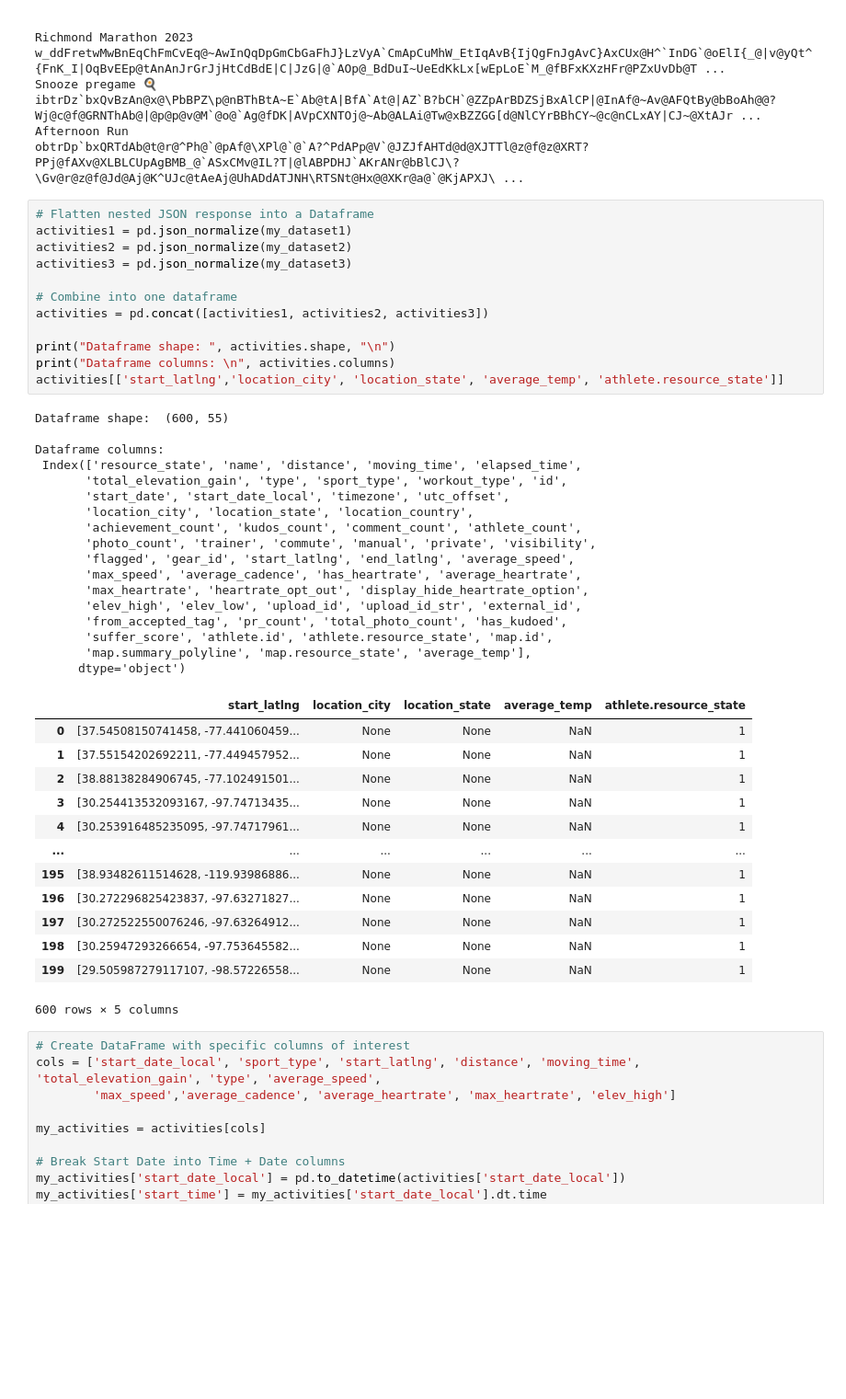
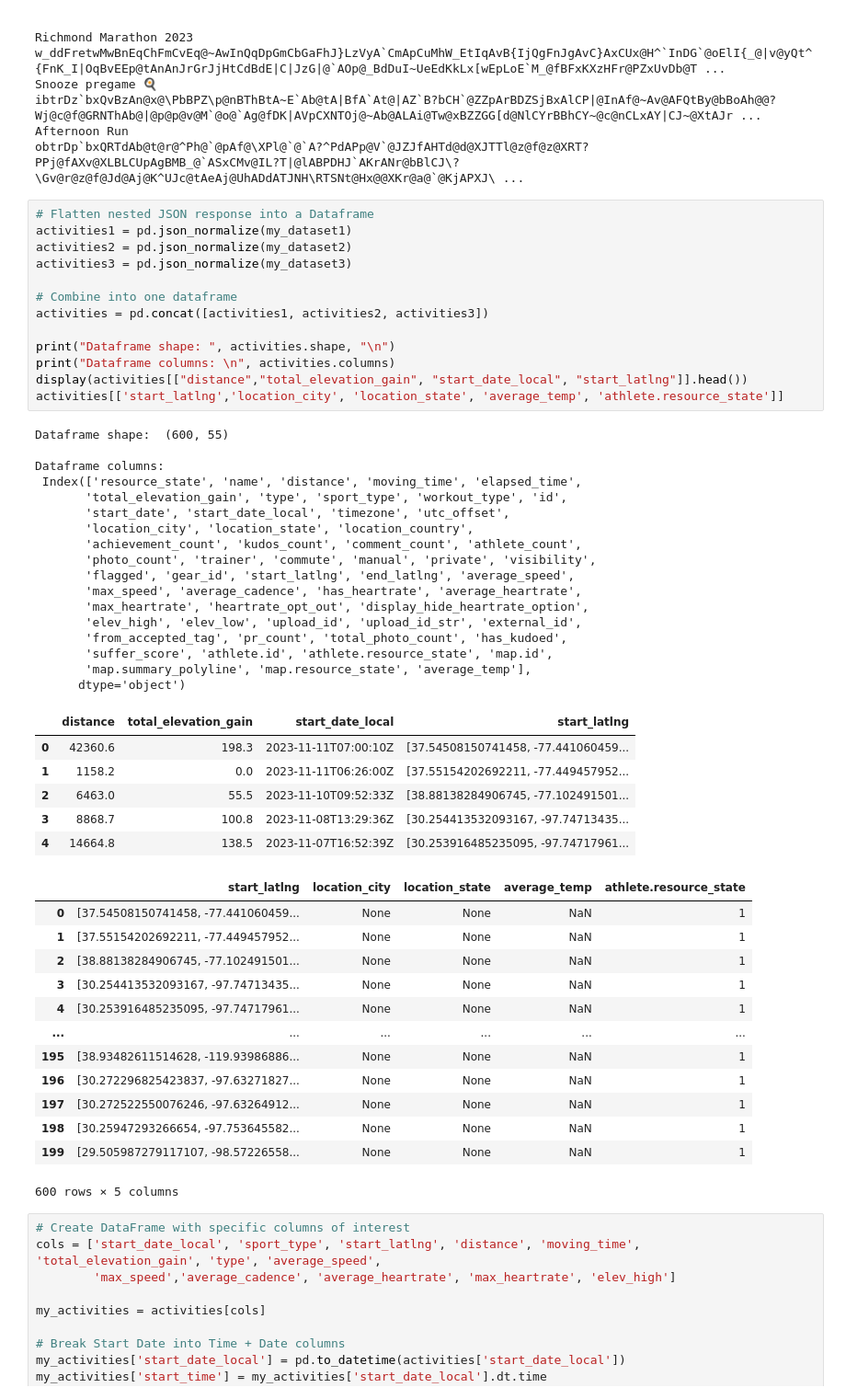
Before and after one commit to katdeegan/strava-projects, a Jupyter notebook: strava-data-test.ipynb, the cells around one changed output. Shown at 92% size. Cells and saved outputs as stored; diff of their text form; blank space fills up the shorter version.

Commit message:
started modularizing code

```diff
--- a/strava-data-test.ipynb
+++ b/strava-data-test.ipynb
@@ -61,45 +61,52 @@ obtrDp`bxQRTdAb@t@r@^Ph@`@pAf@\XPl@`@`A?^PdAPp@V`@JZJfAHTd@d@XJTTl@z@f@z@XRT?PPj
 # %%
 # Flatten nested JSON response into a Dataframe
 activities1 = pd.json_normalize(my_dataset1)
 activities2 = pd.json_normalize(my_dataset2)
 activities3 = pd.json_normalize(my_dataset3)
 
 # Combine into one dataframe
 activities = pd.concat([activities1, activities2, activities3])
 
 print("Dataframe shape: ", activities.shape, "\n")
 print("Dataframe columns: \n", activities.columns)
+display(activities[["distance","total_elevation_gain", "start_date_local", "start_latlng"]].head())
 activities[['start_latlng','location_city', 'location_state', 'average_temp', 'athlete.resource_state']]
 # %% [output]
 Dataframe shape:  (600, 55)
 
 Dataframe columns:
  Index(['resource_state', 'name', 'distance', 'moving_time', 'elapsed_time',
        'total_elevation_gain', 'type', 'sport_type', 'workout_type', 'id',
        'start_date', 'start_date_local', 'timezone', 'utc_offset',
        'location_city', 'location_state', 'location_country',
        'achievement_count', 'kudos_count', 'comment_count', 'athlete_count',
        'photo_count', 'trainer', 'commute', 'manual', 'private', 'visibility',
        'flagged', 'gear_id', 'start_latlng', 'end_latlng', 'average_speed',
        'max_speed', 'average_cadence', 'has_heartrate', 'average_heartrate',
        'max_heartrate', 'heartrate_opt_out', 'display_hide_heartrate_option',
        'elev_high', 'elev_low', 'upload_id', 'upload_id_str', 'external_id',
        'from_accepted_tag', 'pr_count', 'total_photo_count', 'has_kudoed',
        'suffer_score', 'athlete.id', 'athlete.resource_state', 'map.id',
        'map.summary_polyline', 'map.resource_state', 'average_temp'],
       dtype='object')
-|  | start_latlng | location_city | location_state | average_temp | athlete.resource_state |
-| 0 | [37.54508150741458, -77.441060459... | None | None | NaN | 1 |
-| 1 | [37.55154202692211, -77.449457952... | None | None | NaN | 1 |
-| 2 | [38.88138284906745, -77.102491501... | None | None | NaN | 1 |
-| 3 | [30.254413532093167, -97.74713435... | None | None | NaN | 1 |
-| 4 | [30.253916485235095, -97.74717961... | None | None | NaN | 1 |
-| ... | ... | ... | ... | ... | ... |
-| 195 | [38.93482611514628, -119.93986886... | None | None | NaN | 1 |
-| 196 | [30.272296825423837, -97.63271827... | None | None | NaN | 1 |
-| 197 | [30.272522550076246, -97.63264912... | None | None | NaN | 1 |
-| 198 | [30.25947293266654, -97.753645582... | None | None | NaN | 1 |
-| 199 | [29.505987279117107, -98.57226558... | None | None | NaN | 1 |
+|  | distance | total_elevation_gain | start_date_local | start_latlng |
+| 0 | 42360.6 | 198.3 | 2023-11-11T07:00:10Z | [37.54508150741458, -77.441060459... |
+| 1 | 1158.2 | 0.0 | 2023-11-11T06:26:00Z | [37.55154202692211, -77.449457952... |
+| 2 | 6463.0 | 55.5 | 2023-11-10T09:52:33Z | [38.88138284906745, -77.102491501... |
+| 3 | 8868.7 | 100.8 | 2023-11-08T13:29:36Z | [30.254413532093167, -97.74713435... |
+| 4 | 14664.8 | 138.5 | 2023-11-07T16:52:39Z | [30.253916485235095, -97.74717961... |
+|  | start_latlng | location_city | location_state | average_temp | athlete.resource_state |
+| 0 | [37.54508150741458, -77.441060459... | None | None | NaN | 1 |
+| 1 | [37.55154202692211, -77.449457952... | None | None | NaN | 1 |
+| 2 | [38.88138284906745, -77.102491501... | None | None | NaN | 1 |
+| 3 | [30.254413532093167, -97.74713435... | None | None | NaN | 1 |
+| 4 | [30.253916485235095, -97.74717961... | None | None | NaN | 1 |
+| ... | ... | ... | ... | ... | ... |
+| 195 | [38.93482611514628, -119.93986886... | None | None | NaN | 1 |
+| 196 | [30.272296825423837, -97.63271827... | None | None | NaN | 1 |
+| 197 | [30.272522550076246, -97.63264912... | None | None | NaN | 1 |
+| 198 | [30.25947293266654, -97.753645582... | None | None | NaN | 1 |
+| 199 | [29.505987279117107, -98.57226558... | None | None | NaN | 1 |
 600 rows × 5 columns
 # %%
 # Create DataFrame with specific columns of interest
```
Also changed, not shown: parts of 13 cells of this notebook.
